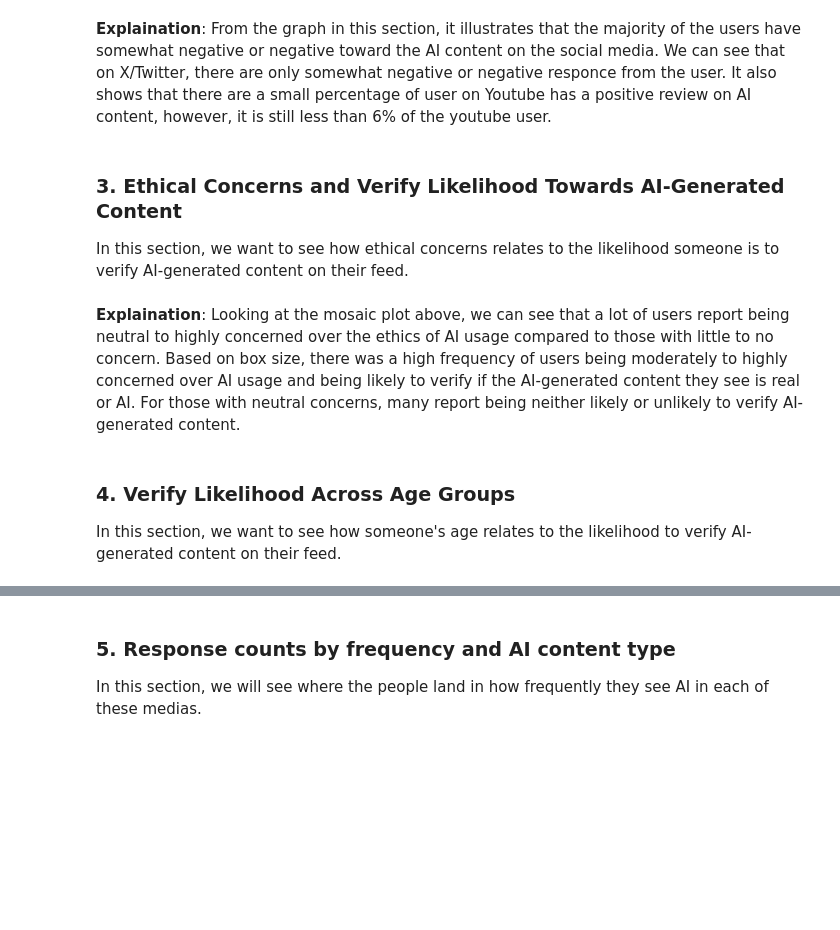
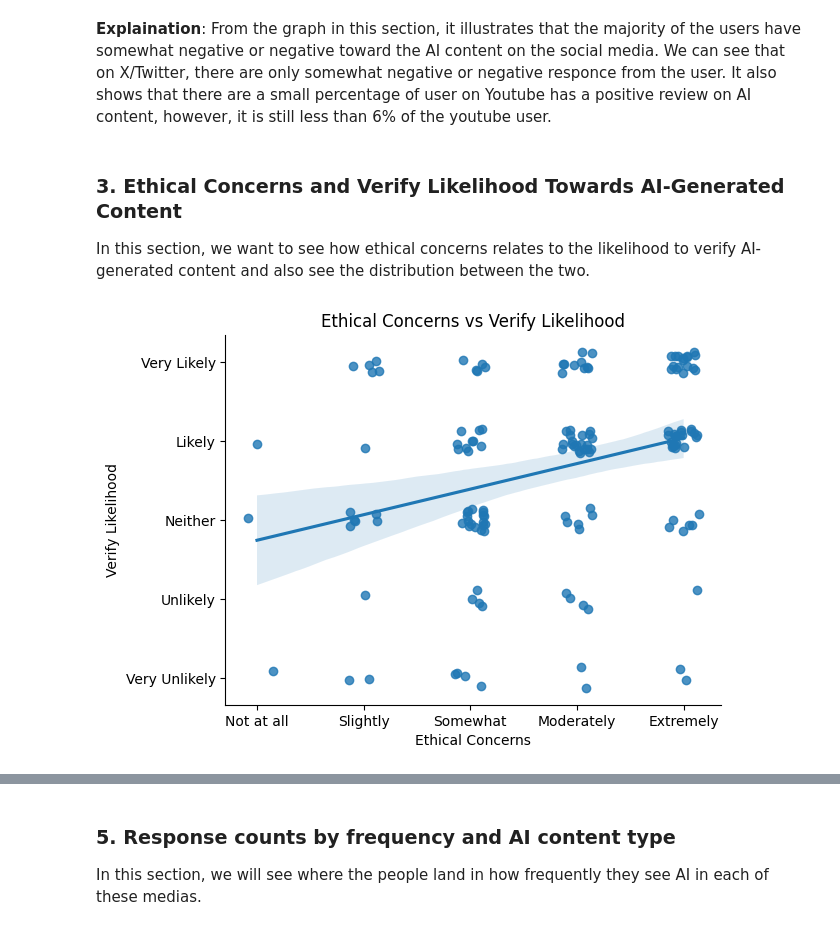
Before and after one commit to darklsor56/CS105-Team11-SP26, a Jupyter notebook: CS105_mini_Project.ipynb, the cells around one changed output, grey strips where cells are left out. Drawn from its saved outputs; the diff is of its cells as text; code cells hidden in the pictures; blank space fills up the shorter version.

Commit message:
scatterplot for graph 3, small edits to graph 4

```diff
--- a/CS105_mini_Project.ipynb
+++ b/CS105_mini_Project.ipynb
@@ -159,4 +200,4 @@ plt.show()
 # %% [markdown]
 ### **3. Ethical Concerns and Verify Likelihood Towards AI-Generated Content**
 
-In this section, we want to see how ethical concerns relates to the likelihood someone is to verify AI-generated content on their feed.
+In this section, we want to see how ethical concerns relates to the likelihood to verify AI-generated content and also see the distribution between the two.
@@ -172,6 +204,16 @@ plt.show()
-# %% [markdown]
-**Explaination**: Looking at the mosaic plot above, we can see that a lot of users report being neutral to highly concerned over the ethics of AI usage compared to those with little to no concern. Based on box size, there was a high frequency of users being moderately to highly concerned over AI usage and being likely to verify if the AI-generated content they see is real or AI. For those with neutral concerns, many report being neither likely or unlikely to verify AI-generated content.
-# %% [markdown]
-### **4. Verify Likelihood Across Age Groups**
-
-In this section, we want to see how someone's age relates to the likelihood to verify AI-generated content on their feed.
+# %%
+# added jitter to prevent points overlapping
+sns.regplot(data = df, x = 'Ethical', y = 'Verify_Likelihood',
+            x_jitter = 0.15, y_jitter = 0.15).set(
+    title = 'Ethical Concerns vs Verify Likelihood',
+    xlabel = 'Ethical Concerns',
+    ylabel = 'Verify Likelihood'
+)
+# adjusted axes labels
+x_labels = ['Not at all', 'Slightly', 'Somewhat', 'Moderately', 'Extremely']
+y_labels = ['Very Unlikely', 'Unlikely', 'Neither', 'Likely', 'Very Likely']
+plt.xticks(ticks=[1, 2, 3, 4, 5], labels = x_labels)
+plt.yticks(ticks= [1, 2, 3, 4, 5], labels = y_labels)
+sns.despine()
+# %% [output]
+[figure, added]
```
Also changed, not shown: parts of 18 cells of this notebook.
